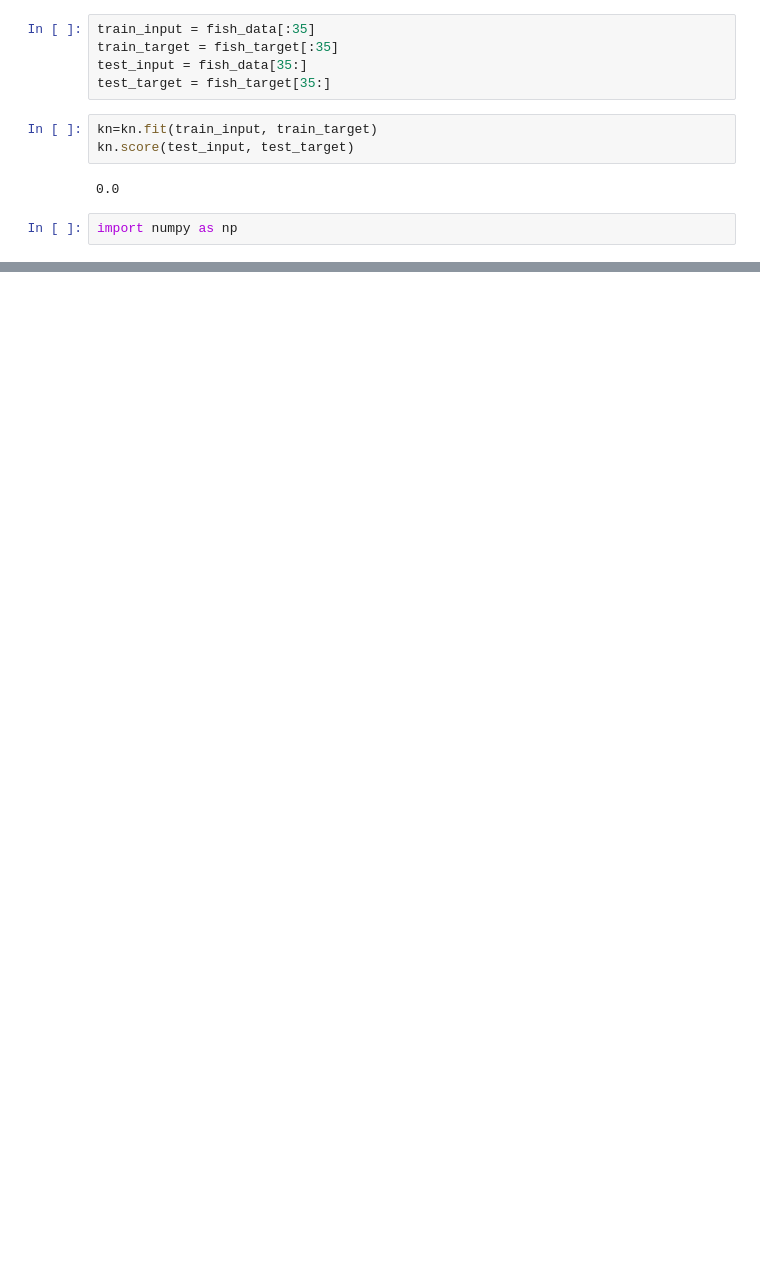
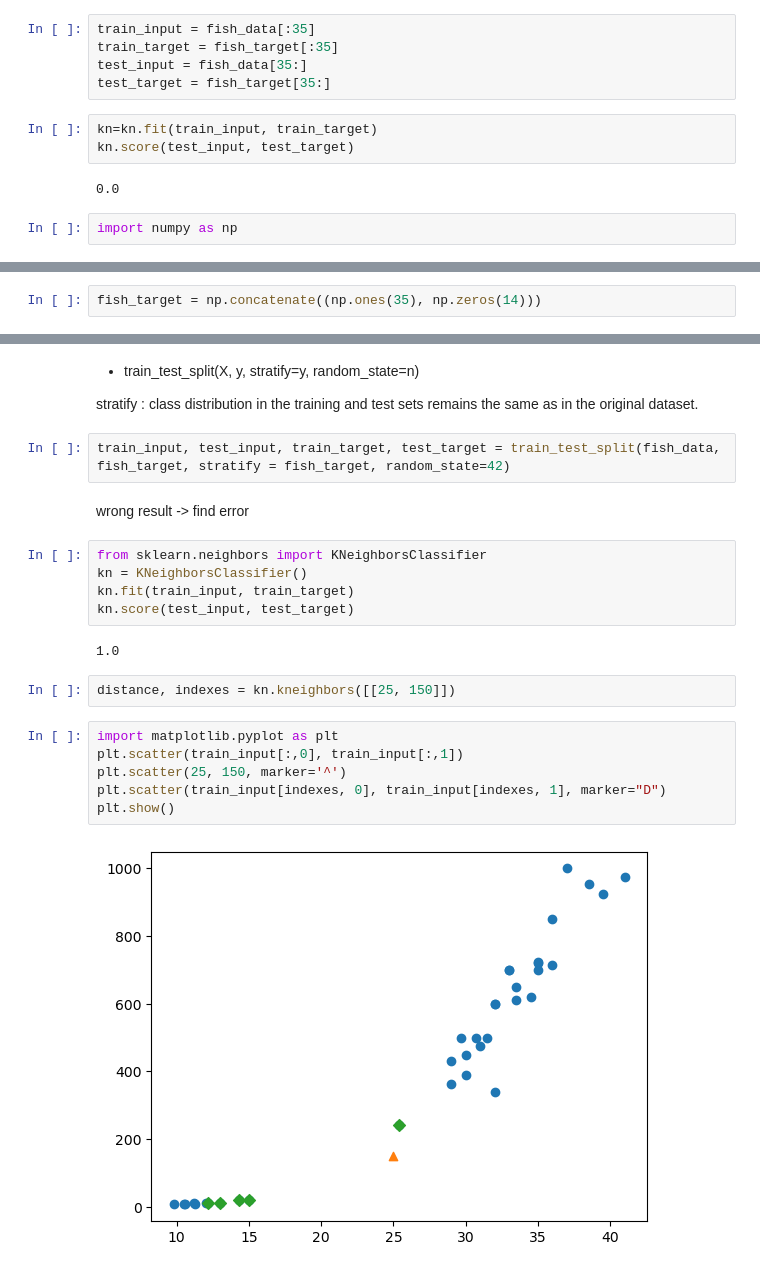
Before and after one commit to vni911/school, a Jupyter notebook: 3-1/self-study/ML,DL/bream_smelt.ipynb, the cells around one changed output, grey strips where cells are left out. Saved outputs shown, nothing was run; the diff lists cells and outputs as text; blank space fills up the shorter version.

```diff
--- a/3-1/self-study/ML,DL/bream_smelt.ipynb
+++ b/3-1/self-study/ML,DL/bream_smelt.ipynb
@@ -113,0 +169,2 @@ import numpy as np
+# %%
+fish_target = np.concatenate((np.ones(35), np.zeros(14)))
@@ -113,0 +183,25 @@ import numpy as np
+# %% [markdown]
+- train_test_split(X, y, stratify=y, random_state=n)
+
+stratify : class distribution in the training and test sets remains the same as in the original dataset.
+# %%
+train_input, test_input, train_target, test_target = train_test_split(fish_data, fish_target, stratify = fish_target, random_state=42)
+# %% [markdown]
+wrong result -> find error
+# %%
+from sklearn.neighbors import KNeighborsClassifier
+kn = KNeighborsClassifier()
+kn.fit(train_input, train_target)
+kn.score(test_input, test_target)
+# %% [output]
+1.0
+# %%
+distance, indexes = kn.kneighbors([[25, 150]])
+# %%
+import matplotlib.pyplot as plt
+plt.scatter(train_input[:,0], train_input[:,1])
+plt.scatter(25, 150, marker='^')
+plt.scatter(train_input[indexes, 0], train_input[indexes, 1], marker="D")
+plt.show()
+# %% [output]
+[figure, added]
```
Also changed, not shown: parts of 32 cells of this notebook, 1 other file.
